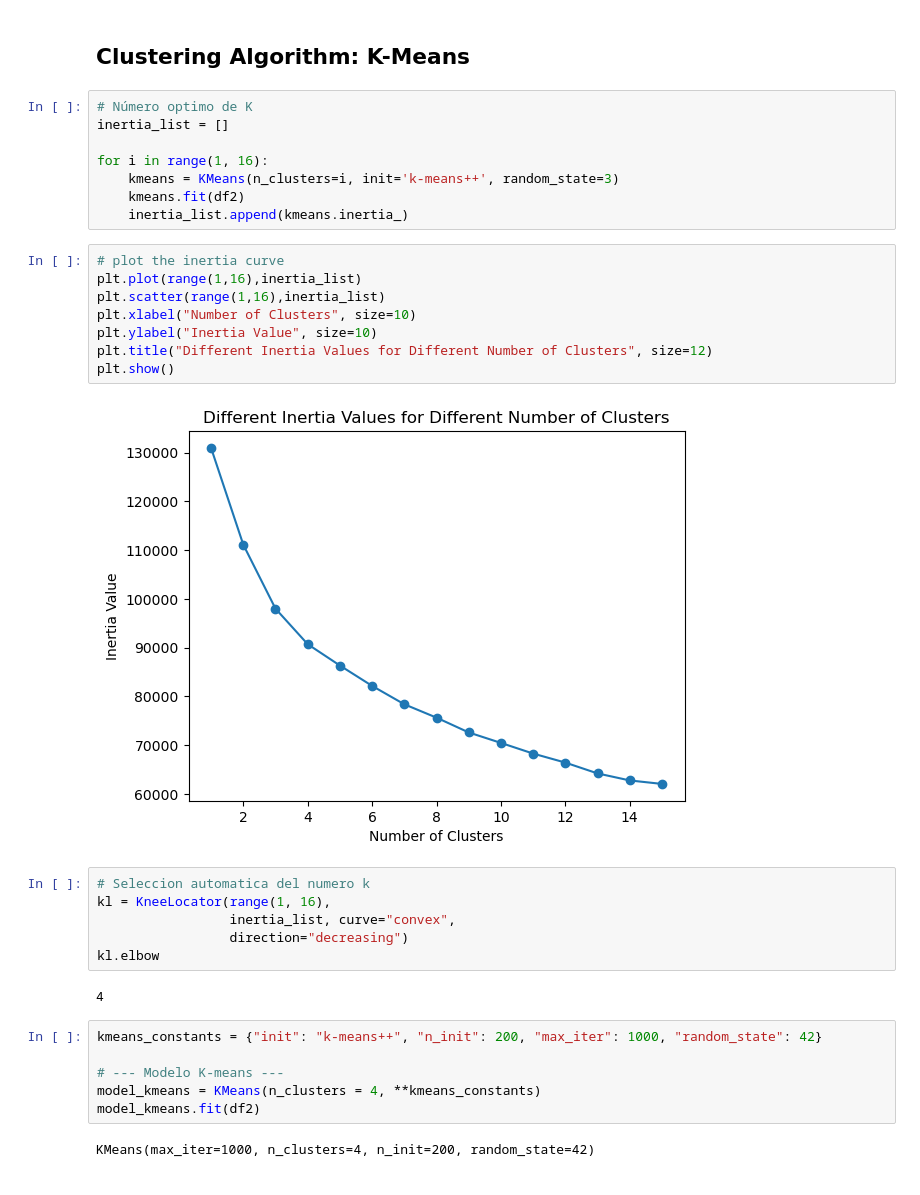
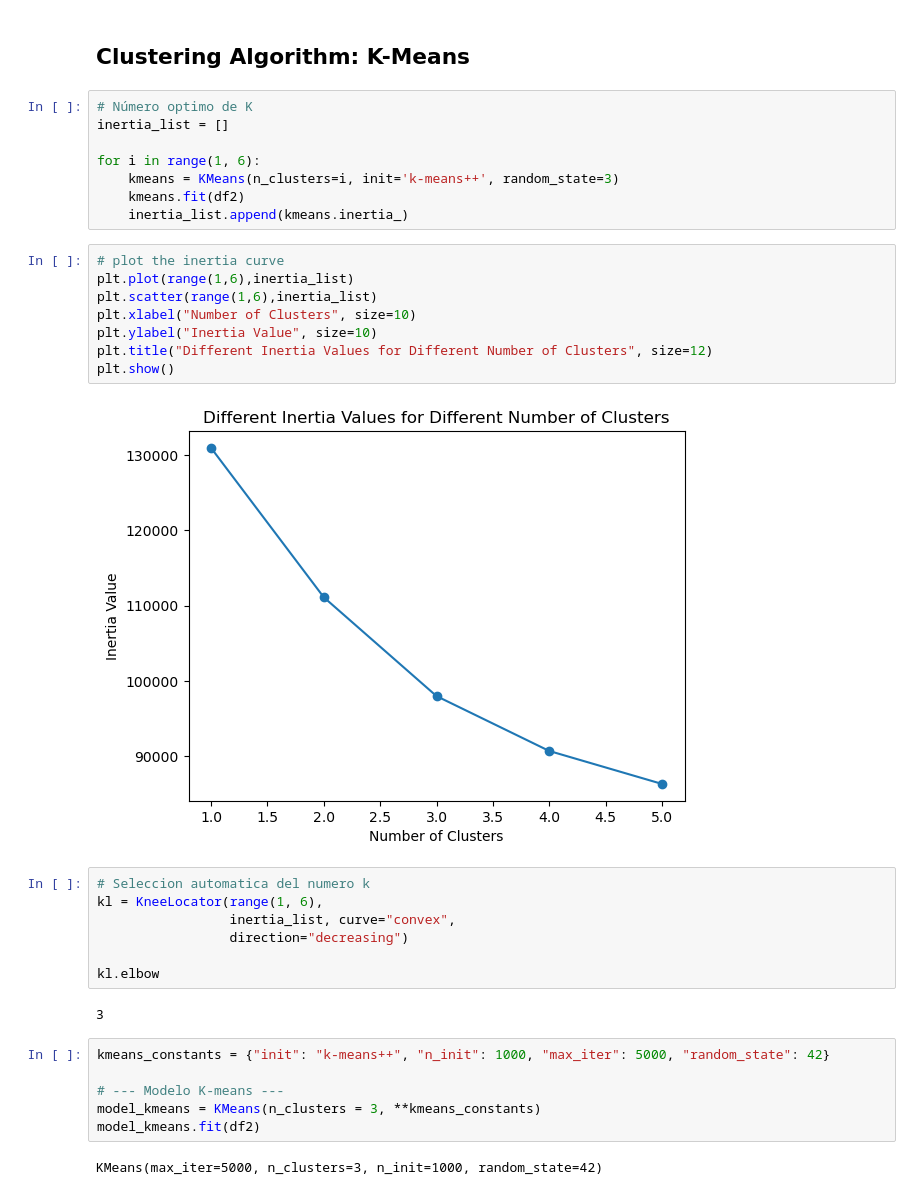
Before and after one commit to Leostark95/Analitica_2_Proyecto_2, a Jupyter notebook: Notebook.ipynb, the cells around one changed output. Cells and saved outputs as stored; diff of their text form.

Commit message:
k-means 3d

```diff
--- a/Notebook.ipynb
+++ b/Notebook.ipynb
@@ -428,36 +412,37 @@ array([[-1.91607276, -1.54576254,  1.6541392 , ..., -0.43797258,
 # Número optimo de K
 inertia_list = []
 
-for i in range(1, 16):
+for i in range(1, 6):
     kmeans = KMeans(n_clusters=i, init='k-means++', random_state=3)
     kmeans.fit(df2)
     inertia_list.append(kmeans.inertia_)
 # %%
 # plot the inertia curve
-plt.plot(range(1,16),inertia_list)
-plt.scatter(range(1,16),inertia_list)
+plt.plot(range(1,6),inertia_list)
+plt.scatter(range(1,6),inertia_list)
 plt.xlabel("Number of Clusters", size=10)
 plt.ylabel("Inertia Value", size=10)
 plt.title("Different Inertia Values for Different Number of Clusters", size=12)
 plt.show()
 # %% [output]
-[figure, old version]
+[figure, new version]
 # %%
 # Seleccion automatica del numero k
-kl = KneeLocator(range(1, 16),
+kl = KneeLocator(range(1, 6),
                  inertia_list, curve="convex",
                  direction="decreasing")
+
 kl.elbow
 # %% [output]
-4
+3
 # %%
-kmeans_constants = {"init": "k-means++", "n_init": 200, "max_iter": 1000, "random_state": 42}
+kmeans_constants = {"init": "k-means++", "n_init": 1000, "max_iter": 5000, "random_state": 42}
 
 # --- Modelo K-means ---
-model_kmeans = KMeans(n_clusters = 4, **kmeans_constants)
+model_kmeans = KMeans(n_clusters = 3, **kmeans_constants)
 model_kmeans.fit(df2)
 # %% [output]
-KMeans(max_iter=1000, n_clusters=4, n_init=200, random_state=42)
+KMeans(max_iter=5000, n_clusters=3, n_init=1000, random_state=42)
 # %%
 # --- Evaluación del modelo kmeans ---
 print(" ### K-MEANS ###")
```
Also changed, not shown: parts of 40 cells of this notebook.
